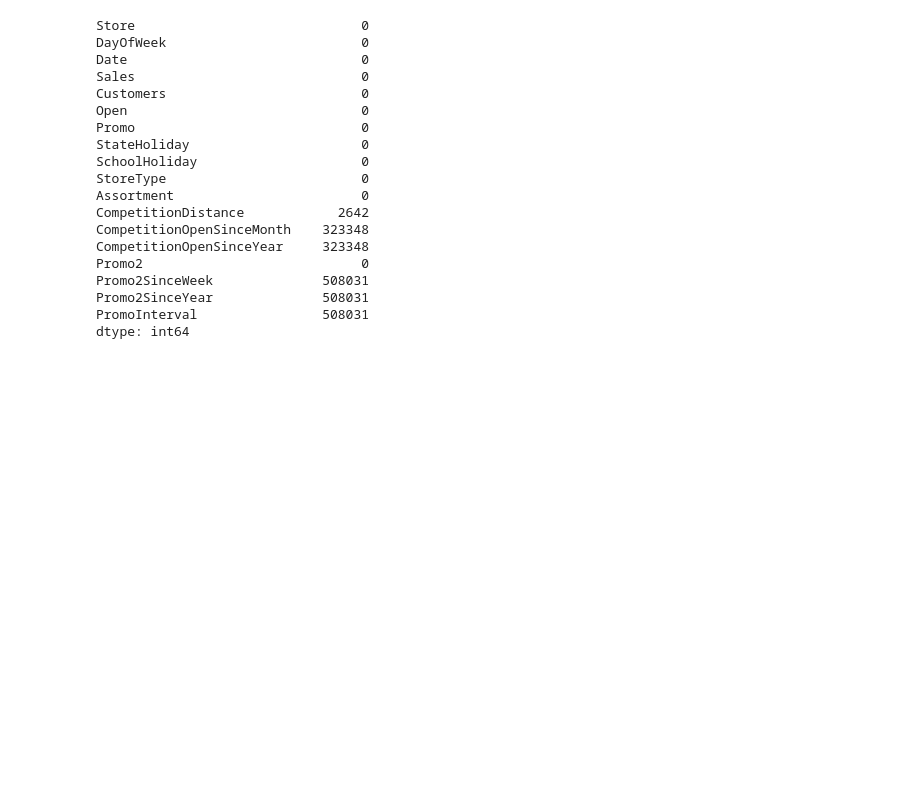
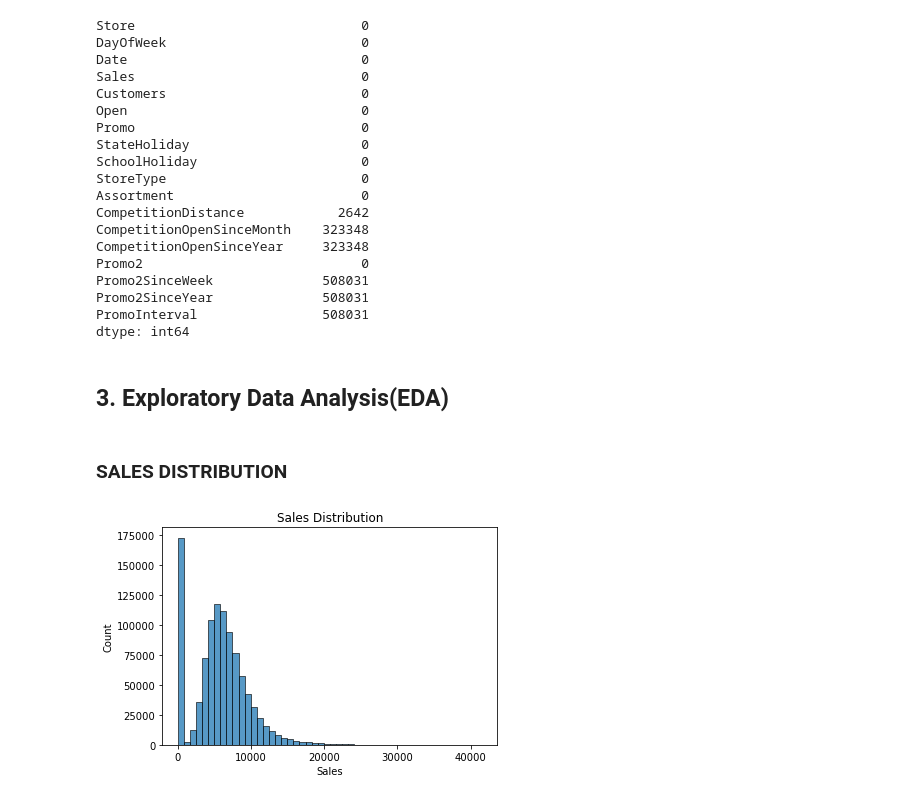
Before and after one commit to ibnudiyat/Rossmann-Store, a Jupyter notebook: notebooks/notebook.ipynb, the cells around one changed output. Drawn from its saved outputs; the diff is of its cells as text; code cells hidden in the pictures; blank space fills up the shorter version.

Commit message:
Data Understanding

```diff
--- a/notebooks/notebook.ipynb
+++ b/notebooks/notebook.ipynb
@@ -149,3 +151,13 @@ Promo2SinceWeek              508031
 Promo2SinceYear              508031
 PromoInterval                508031
 dtype: int64
+# %% [markdown]
+## 3. Exploratory Data Analysis(EDA)
+# %% [markdown]
+### SALES DISTRIBUTION
+# %%
+sns.histplot(df['Sales'], bins=50) #Plotting histogram of sales (interval of 50)
+plt.title("Sales Distribution") # title
+plt.show() # displaying the plot
+# %% [output]
+[figure, added]
```
Also changed, not shown: parts of 8 cells of this notebook.
